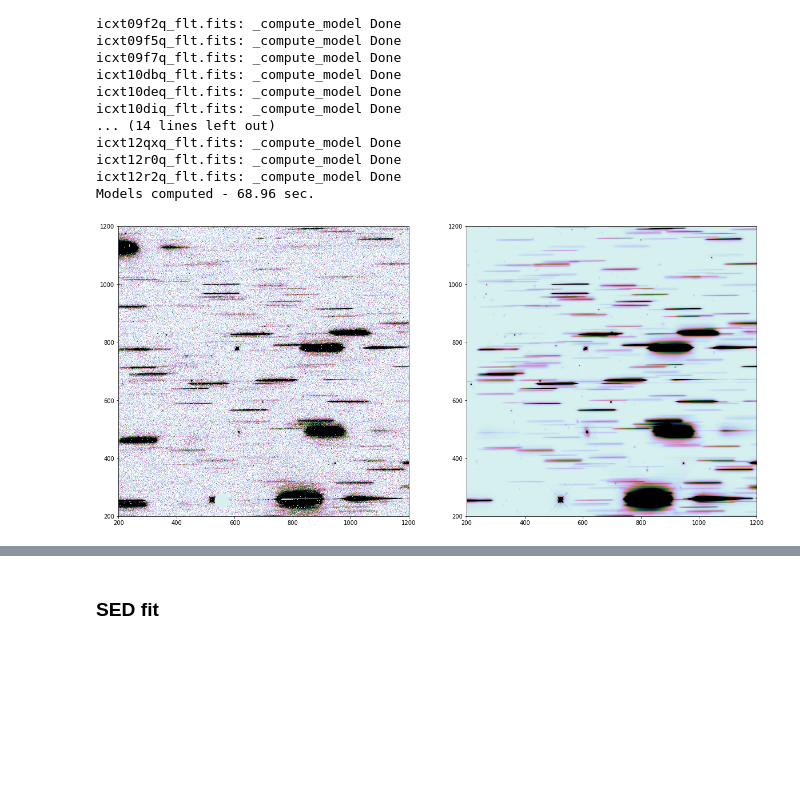
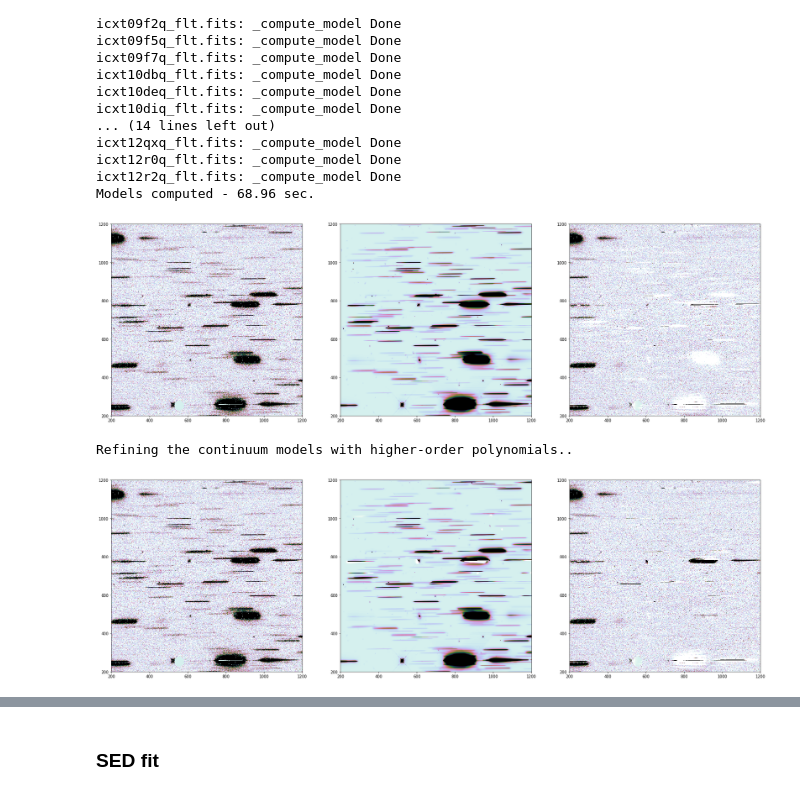
Before and after one commit to ivastar/clear, a Jupyter notebook: notebooks/grizli/grizli_model_and_fit.ipynb, the cells around one changed output, grey strips where cells are left out. Cells and saved outputs as stored; diff of their text form; code cells hidden in the pictures; blank space fills up the shorter version.

```diff
--- a/notebooks/grizli/grizli_model_and_fit.ipynb
+++ b/notebooks/grizli/grizli_model_and_fit.ipynb
@@ -57,7 +57,7 @@ class Pointing():
     def __init__(self, field, ref_filter):
         if 'N' in field.upper():
             self.pad = 500 # really only necessary for GDN
-            self.radec_catalog = PATH_TO_CATS + '/old_radeccats/goodsN_radec.cat'
+            self.radec_catalog = PATH_TO_CATS + '/goodsN_radec.cat'
             self.seg_map =  PATH_TO_CATS + '/Goods_N_plus_seg.fits'
             self.catalog =  PATH_TO_CATS + '/goodsn-F105W-astrodrizzle-v4.4_drz_sub_plus.cat'
             self.ref_image =  PATH_TO_CATS + '/goodsn-F105W-astrodrizzle-v4.4_drz_sci.fits'
@@ -76,7 +76,7 @@ class Pointing():
 
         elif 'S' in field.upper():
             self.pad = 200 # grizli default
-            self.radec_catalog =  PATH_TO_CATS + '/old_radeccats/goodsS_radec.cat'
+            self.radec_catalog =  PATH_TO_CATS + '/goodsS_radec.cat'
             self.seg_map =  PATH_TO_CATS + '/Goods_S_plus_seg.fits'
             self.catalog =  PATH_TO_CATS + '/goodss-F105W-astrodrizzle-v4.3_drz_sub_plus.cat'
             self.ref_image =  PATH_TO_CATS + '/goodss-F105W-astrodrizzle-v4.3_drz_sci.fits'
@@ -324,19 +324,30 @@ icxt12r2q_flt.fits: _compute_model Done
 Models computed - 68.96 sec.
 # %%
 fig.clf()
-fig, axes = plt.subplots(1,2, figsize=[20,10])
+fig, axes = plt.subplots(1,3, figsize=[30,10])
 axes[0].imshow(grp.FLTs[0].grism['SCI'], vmin=-0.02, vmax=0.2, cmap='cubehelix_r',interpolation='Nearest', origin='lower')
 axes[1].imshow(grp.FLTs[0].model, vmin=-0.02, vmax=0.2, cmap='cubehelix_r',interpolation='Nearest', origin='lower')
-
+axes[2].imshow(grp.FLTs[0].grism['SCI'] - grp.FLTs[0].model, vmin=-0.02, vmax=0.2, cmap='cubehelix_r',interpolation='Nearest', origin='lower')
 
 for ax in axes:
     ax.set_xlim(200,1200)
     ax.set_ylim(200,1200)
 # %% [output]
-[figure, old version]
+[figure, new version]
 # %%
-if False:
-    print('Refining the model spectra with higher-order polynomials..')
-    grp.refine_list(poly_order=2, mag_limits=[16, 24], verbose=False)
-    print('Saving contamination models')
-    grp.save_full_data()
+print('Re-computing continuum models, but with higher-order polynomials..')
+grp.refine_list(poly_order=2, mag_limits=[16, 24], verbose=False)
+# %% [output]
+Refining the continuum models with higher-order polynomials..
+# %%
+fig.clf()
+fig, axes = plt.subplots(1,3, figsize=[30,10])
+axes[0].imshow(grp.FLTs[0].grism['SCI'], vmin=-0.02, vmax=0.2, cmap='cubehelix_r',interpolation='Nearest', origin='lower')
+axes[1].imshow(grp.FLTs[0].model, vmin=-0.02, vmax=0.2, cmap='cubehelix_r',interpolation='Nearest', origin='lower')
+axes[2].imshow(grp.FLTs[0].grism['SCI'] - grp.FLTs[0].model, vmin=-0.02, vmax=0.2, cmap='cubehelix_r',interpolation='Nearest', origin='lower')
+
+for ax in axes:
+    ax.set_xlim(200,1200)
+    ax.set_ylim(200,1200)
+# %% [output]
+[figure, added]
```
Also changed, not shown: parts of 18 cells of this notebook, 1 other file.
